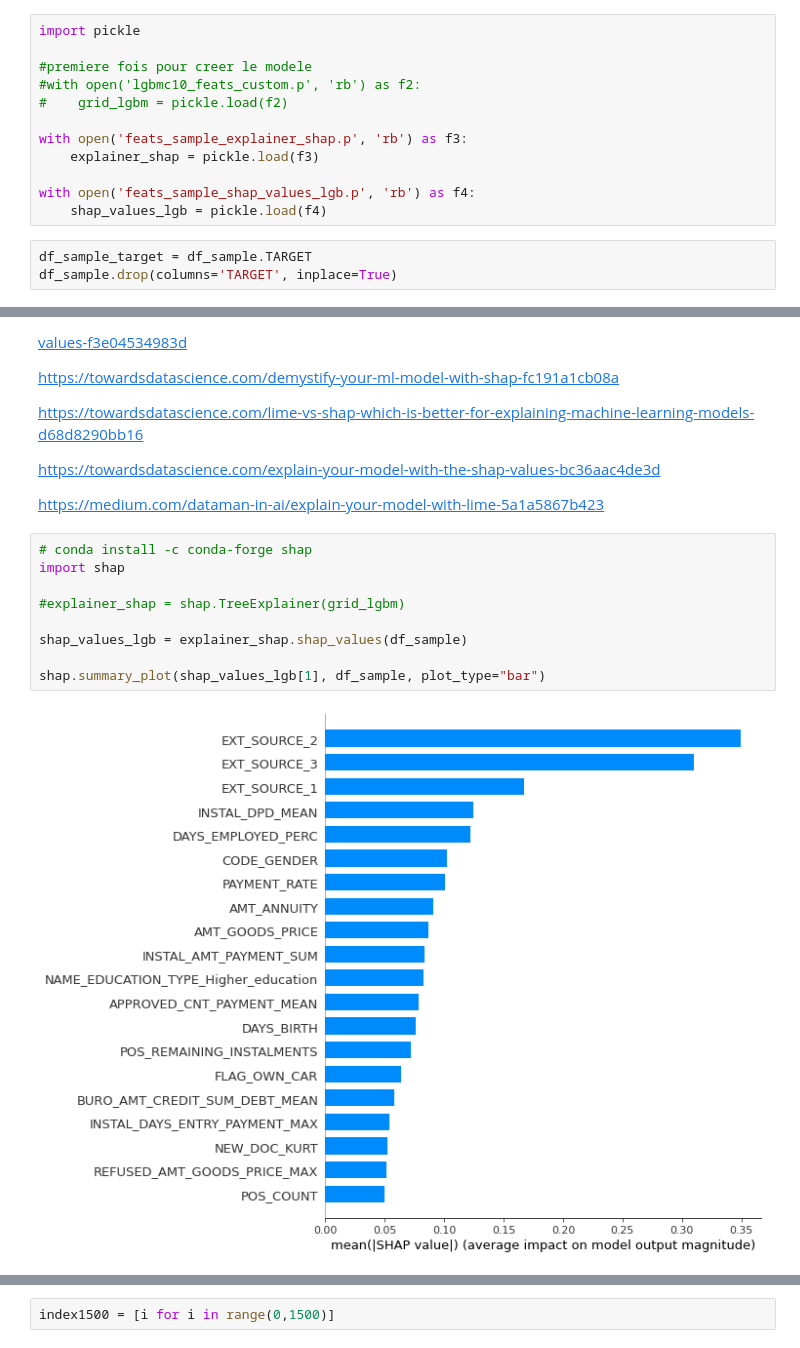
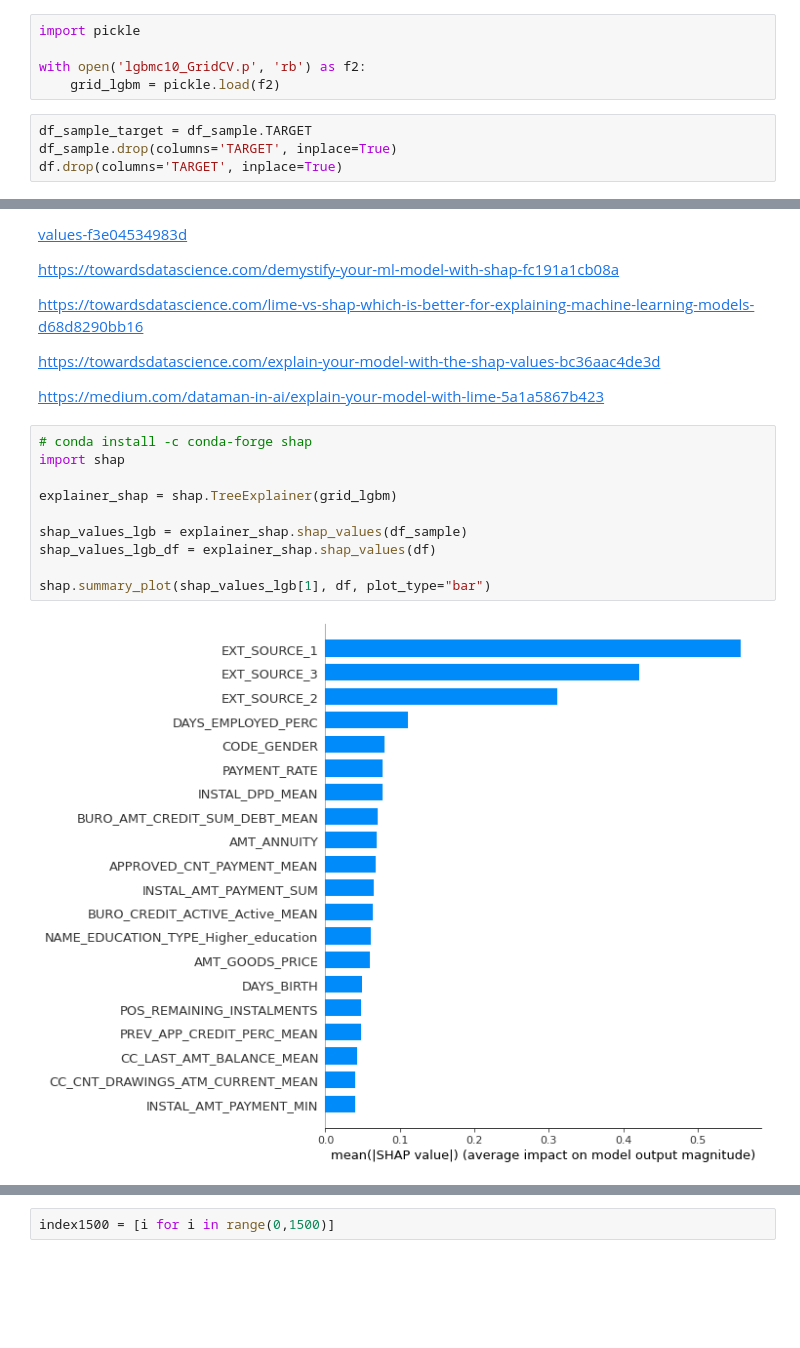
Before and after one commit to eleplanois/openClassRoomP7, a Jupyter notebook: 03 postmodel SHAPLEY.ipynb, the cells around one changed output, grey strips where cells are left out. Saved outputs shown, nothing was run; the diff lists cells and outputs as text; blank space fills up the shorter version.

Commit message:
mise a jour Shapley value nouveau modele

```diff
--- a/03 postmodel SHAPLEY.ipynb
+++ b/03 postmodel SHAPLEY.ipynb
@@ -33,21 +30,15 @@ df Counter({0: 282682, 1: 24824})
 df_sample Counter({0: 1379, 1: 121})
 # %%
 df_sample = pd.read_csv('df_feats_sample.csv', index_col=0)
-# %%
-import pickle
-
-#premiere fois pour creer le modele
-#with open('lgbmc10_feats_custom.p', 'rb') as f2:
-#    grid_lgbm = pickle.load(f2)
-
-with open('feats_sample_explainer_shap.p', 'rb') as f3:
-    explainer_shap = pickle.load(f3)
-
-with open('feats_sample_shap_values_lgb.p', 'rb') as f4:
-    shap_values_lgb = pickle.load(f4)
+# %%
+import pickle
+
+with open('lgbmc10_GridCV.p', 'rb') as f2:
+    grid_lgbm = pickle.load(f2)
 # %%
 df_sample_target = df_sample.TARGET
 df_sample.drop(columns='TARGET', inplace=True)
+df.drop(columns='TARGET', inplace=True)
 # %% [markdown]
 # SHAP pour interpreter resultat
 https://towardsdatascience.com/one-feature-attribution-method-to-supposedly-rule-them-all-shapley-values-f3e04534983d
@@ -62,11 +53,12 @@ https://medium.com/dataman-in-ai/explain-your-model-with-lime-5a1a5867b423
 # %%
 # conda install -c conda-forge shap
 import shap
 
-#explainer_shap = shap.TreeExplainer(grid_lgbm)
+explainer_shap = shap.TreeExplainer(grid_lgbm)
 
 shap_values_lgb = explainer_shap.shap_values(df_sample)
+shap_values_lgb_df = explainer_shap.shap_values(df)
 
-shap.summary_plot(shap_values_lgb[1], df_sample, plot_type="bar")
+shap.summary_plot(shap_values_lgb[1], df, plot_type="bar")
 # %% [output]
-[figure, old version]
+[figure, new version]
```
Also changed, not shown: parts of 15 cells of this notebook, 4 other files.
